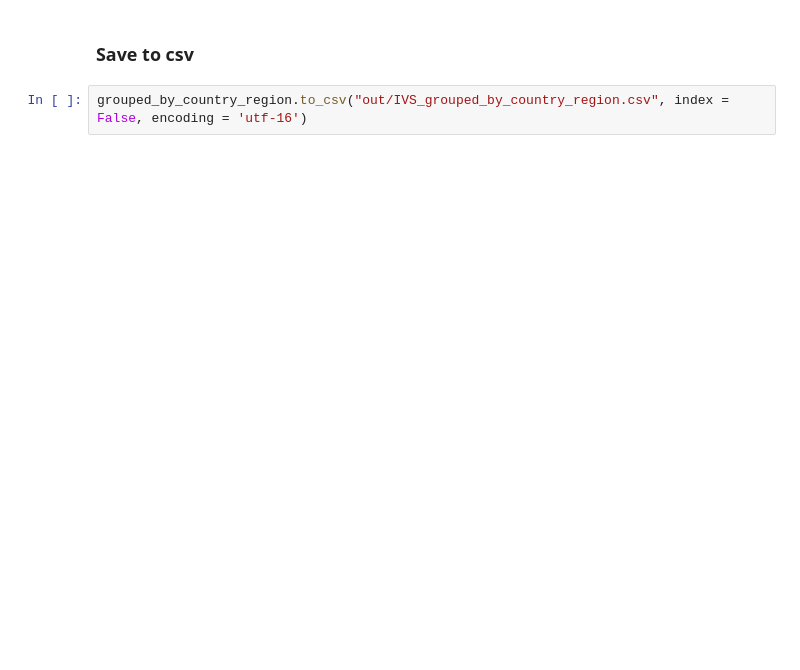
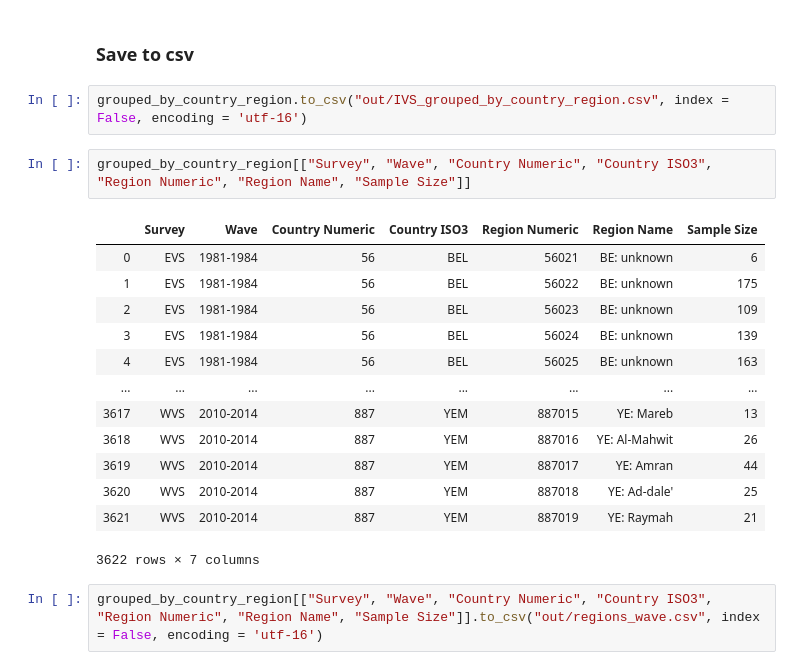
Before and after one commit to dgurnari/covid_19_Oxford_database, a Jupyter notebook: Integrated Value Survey/Integrated_Values_Survey_aggregator.ipynb, the cells around one changed output. Cells and saved outputs as stored; diff of their text form; blank space fills up the shorter version.

```diff
--- a/Integrated Value Survey/Integrated_Values_Survey_aggregator.ipynb
+++ b/Integrated Value Survey/Integrated_Values_Survey_aggregator.ipynb
@@ -334,3 +406,21 @@ grouped_by_country_region
 ### Save to csv
 # %%
 grouped_by_country_region.to_csv("out/IVS_grouped_by_country_region.csv", index = False, encoding = 'utf-16')
+# %%
+grouped_by_country_region[["Survey", "Wave", "Country Numeric", "Country ISO3", "Region Numeric", "Region Name", "Sample Size"]]
+# %% [output]
+|  | Survey | Wave | Country Numeric | Country ISO3 | Region Numeric | Region Name | Sample Size |
+| 0 | EVS | 1981-1984 | 56 | BEL | 56021 | BE: unknown | 6 |
+| 1 | EVS | 1981-1984 | 56 | BEL | 56022 | BE: unknown | 175 |
+| 2 | EVS | 1981-1984 | 56 | BEL | 56023 | BE: unknown | 109 |
+| 3 | EVS | 1981-1984 | 56 | BEL | 56024 | BE: unknown | 139 |
+| 4 | EVS | 1981-1984 | 56 | BEL | 56025 | BE: unknown | 163 |
+| ... | ... | ... | ... | ... | ... | ... | ... |
+| 3617 | WVS | 2010-2014 | 887 | YEM | 887015 | YE: Mareb | 13 |
+| 3618 | WVS | 2010-2014 | 887 | YEM | 887016 | YE: Al-Mahwit | 26 |
+| 3619 | WVS | 2010-2014 | 887 | YEM | 887017 | YE: Amran | 44 |
+| 3620 | WVS | 2010-2014 | 887 | YEM | 887018 | YE: Ad-dale' | 25 |
+| 3621 | WVS | 2010-2014 | 887 | YEM | 887019 | YE: Raymah | 21 |
+3622 rows × 7 columns
+# %%
+grouped_by_country_region[["Survey", "Wave", "Country Numeric", "Country ISO3", "Region Numeric", "Region Name", "Sample Size"]].to_csv("out/regions_wave.csv", index = False, encoding = 'utf-16')
```
Also changed, not shown: parts of 20 cells of this notebook, 4 other files.
